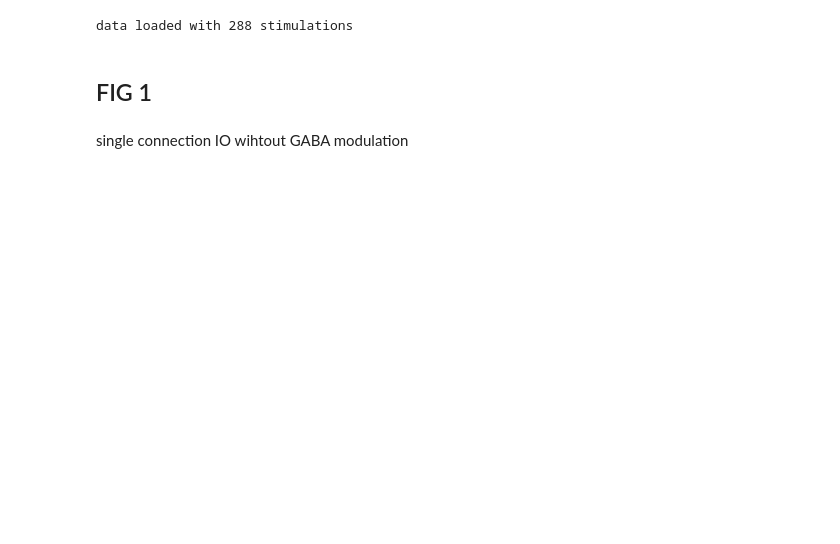
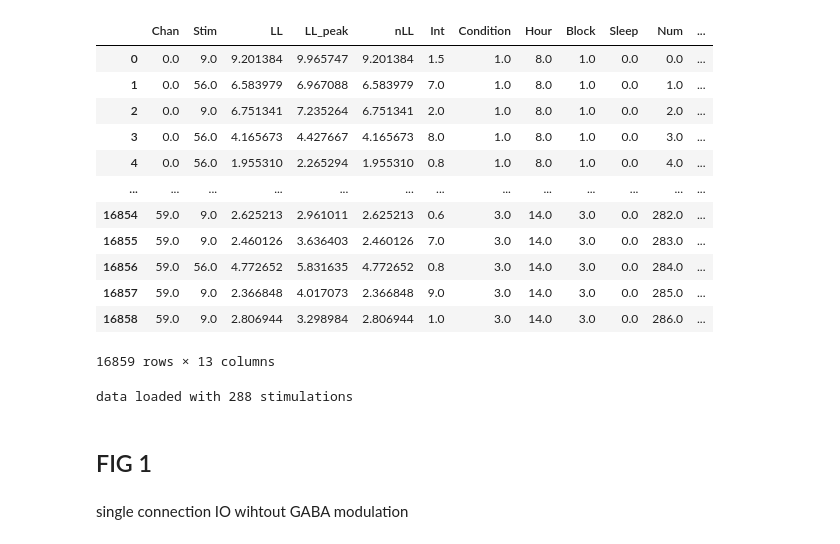
Before and after one commit to vellen23/CCEP_human, a Jupyter notebook: Python_Analysis/EvM/GABA/IO_Ph.ipynb, the cells around one changed output. Cells and saved outputs as stored; diff of their text form; code cells hidden in the pictures; blank space fills up the shorter version.

```diff
--- a/Python_Analysis/EvM/GABA/IO_Ph.ipynb
+++ b/Python_Analysis/EvM/GABA/IO_Ph.ipynb
@@ -193,6 +193,22 @@ else:
 # else:
 #     IO_summary    = IOF.get_IO_summary(LL_mean, Condition, labels_all, labels_region, path_patient)
 #
+# %%
+con_trial
+# %% [output]
+|  | Chan | Stim | LL | LL_peak | nLL | Int | Condition | Hour | Block | Sleep | Num | ... |
+| 0 | 0.0 | 9.0 | 9.201384 | 9.965747 | 9.201384 | 1.5 | 1.0 | 8.0 | 1.0 | 0.0 | 0.0 | ... |
+| 1 | 0.0 | 56.0 | 6.583979 | 6.967088 | 6.583979 | 7.0 | 1.0 | 8.0 | 1.0 | 0.0 | 1.0 | ... |
+| 2 | 0.0 | 9.0 | 6.751341 | 7.235264 | 6.751341 | 2.0 | 1.0 | 8.0 | 1.0 | 0.0 | 2.0 | ... |
+| 3 | 0.0 | 56.0 | 4.165673 | 4.427667 | 4.165673 | 8.0 | 1.0 | 8.0 | 1.0 | 0.0 | 3.0 | ... |
+| 4 | 0.0 | 56.0 | 1.955310 | 2.265294 | 1.955310 | 0.8 | 1.0 | 8.0 | 1.0 | 0.0 | 4.0 | ... |
+| ... | ... | ... | ... | ... | ... | ... | ... | ... | ... | ... | ... | ... |
+| 16854 | 59.0 | 9.0 | 2.625213 | 2.961011 | 2.625213 | 0.6 | 3.0 | 14.0 | 3.0 | 0.0 | 282.0 | ... |
+| 16855 | 59.0 | 9.0 | 2.460126 | 3.636403 | 2.460126 | 7.0 | 3.0 | 14.0 | 3.0 | 0.0 | 283.0 | ... |
+| 16856 | 59.0 | 56.0 | 4.772652 | 5.831635 | 4.772652 | 0.8 | 3.0 | 14.0 | 3.0 | 0.0 | 284.0 | ... |
+| 16857 | 59.0 | 9.0 | 2.366848 | 4.017073 | 2.366848 | 9.0 | 3.0 | 14.0 | 3.0 | 0.0 | 285.0 | ... |
+| 16858 | 59.0 | 9.0 | 2.806944 | 3.298984 | 2.806944 | 1.0 | 3.0 | 14.0 | 3.0 | 0.0 | 286.0 | ... |
+16859 rows × 13 columns
 # %%
 get_auc_all = 0
 if get_auc_all:
```
Also changed, not shown: parts of 1 cell of this notebook, 9 other files.
